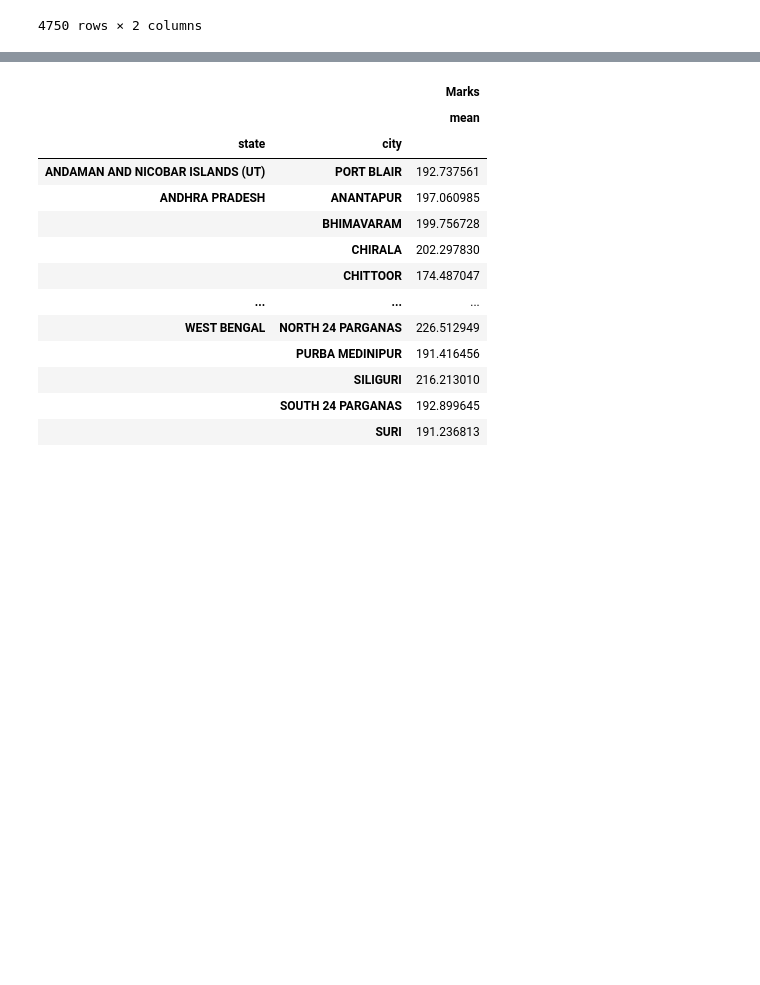
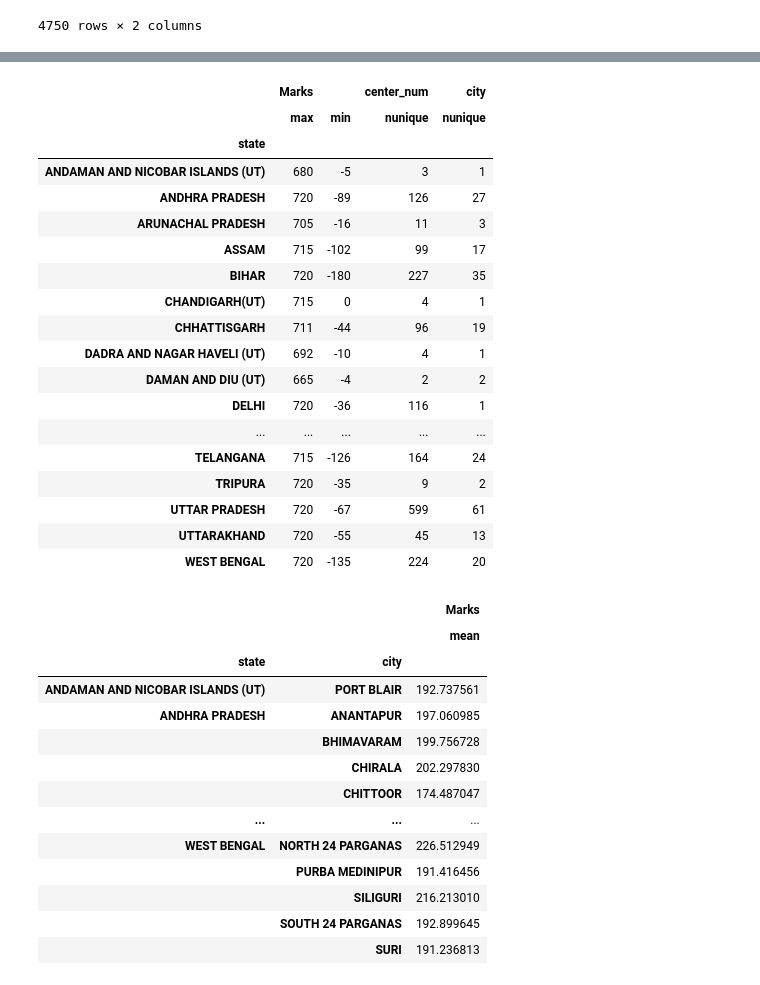
Before and after one commit to paramcgwala-crypto/param_pythonand_ml_turtle_graphic_proper_notation, a Jupyter notebook: basic_Tradition_programing_python/all_neet_marks_2607.ipynb, the cells around one changed output, grey strips where cells are left out. Cells and saved outputs as stored; diff of their text form; code cells hidden in the pictures; blank space fills up the shorter version.

```diff
--- a/basic_Tradition_programing_python/all_neet_marks_2607.ipynb
+++ b/basic_Tradition_programing_python/all_neet_marks_2607.ipynb
@@ -123,0 +268,22 @@ df.groupby(['state','city',cen]).agg({'Marks':['mean','count']})
+# %%
+df.groupby(['state']).agg({'Marks':['max','min'],'center_num':['nunique'],'city':['nunique']})
+# %% [output]
+|  | Marks |  | center_num | city |
+|  | max | min | nunique | nunique |
+| state |  |  |  |  |
+| ANDAMAN AND NICOBAR ISLANDS (UT) | 680 | -5 | 3 | 1 |
+| ANDHRA PRADESH | 720 | -89 | 126 | 27 |
+| ARUNACHAL PRADESH | 705 | -16 | 11 | 3 |
+| ASSAM | 715 | -102 | 99 | 17 |
+| BIHAR | 720 | -180 | 227 | 35 |
+| CHANDIGARH(UT) | 715 | 0 | 4 | 1 |
+| CHHATTISGARH | 711 | -44 | 96 | 19 |
+| DADRA AND NAGAR HAVELI (UT) | 692 | -10 | 4 | 1 |
+| DAMAN AND DIU (UT) | 665 | -4 | 2 | 2 |
+| DELHI | 720 | -36 | 116 | 1 |
+| ... | ... | ... | ... | ... |
+| TELANGANA | 715 | -126 | 164 | 24 |
+| TRIPURA | 720 | -35 | 9 | 2 |
+| UTTAR PRADESH | 720 | -67 | 599 | 61 |
+| UTTARAKHAND | 720 | -55 | 45 | 13 |
+| WEST BENGAL | 720 | -135 | 224 | 20 |
```
Also changed, not shown: parts of 12 cells of this notebook.
